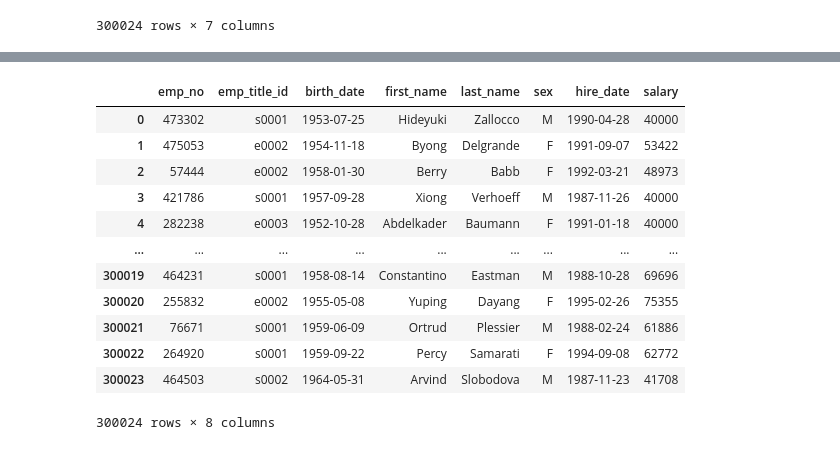
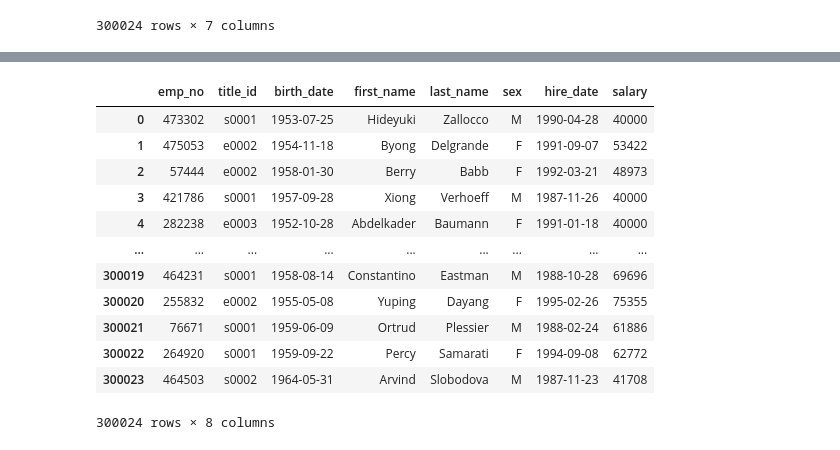
Before and after one commit to nicpie-bit/Employee-Database-Analysis-SQL, a Jupyter notebook: EmployeeSQL/employee_bonus.ipynb, the cells around one changed output, grey strips where cells are left out. Saved outputs shown, nothing was run; the diff lists cells and outputs as text; code cells hidden in the pictures.

```diff
--- a/EmployeeSQL/employee_bonus.ipynb
+++ b/EmployeeSQL/employee_bonus.ipynb
@@ -52,9 +69,10 @@ sal_data
 # %%
 # Combine the data into a single dataset
 combined_data = pd.merge(emp_data, sal_data, on="emp_no")
-combined_data
+renamed_combined_data = combined_data.rename(columns={'emp_title_id':'title_id'})
+renamed_combined_data
 # %% [output]
-|  | emp_no | emp_title_id | birth_date | first_name | last_name | sex | hire_date | salary |
+|  | emp_no | title_id | birth_date | first_name | last_name | sex | hire_date | salary |
 | 0 | 473302 | s0001 | 1953-07-25 | Hideyuki | Zallocco | M | 1990-04-28 | 40000 |
 | 1 | 475053 | e0002 | 1954-11-18 | Byong | Delgrande | F | 1991-09-07 | 53422 |
 | 2 | 57444 | e0002 | 1958-01-30 | Berry | Babb | F | 1992-03-21 | 48973 |
```
Also changed, not shown: parts of 8 cells of this notebook, 4 other files.
